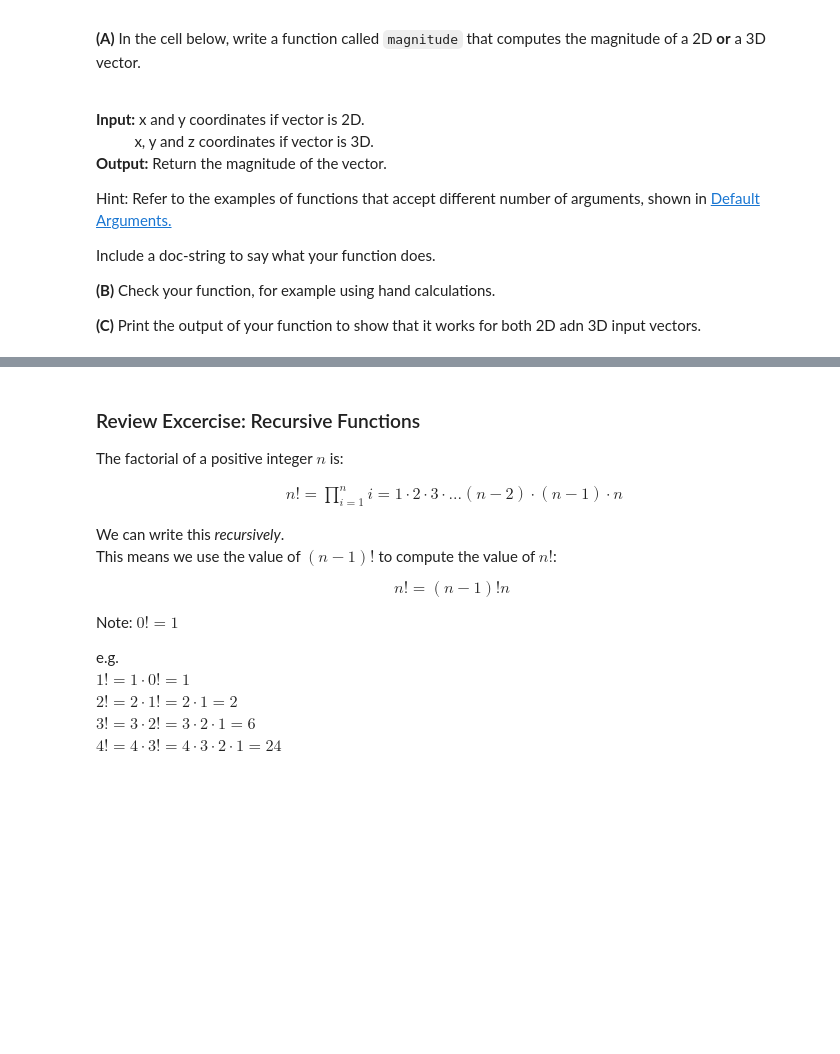
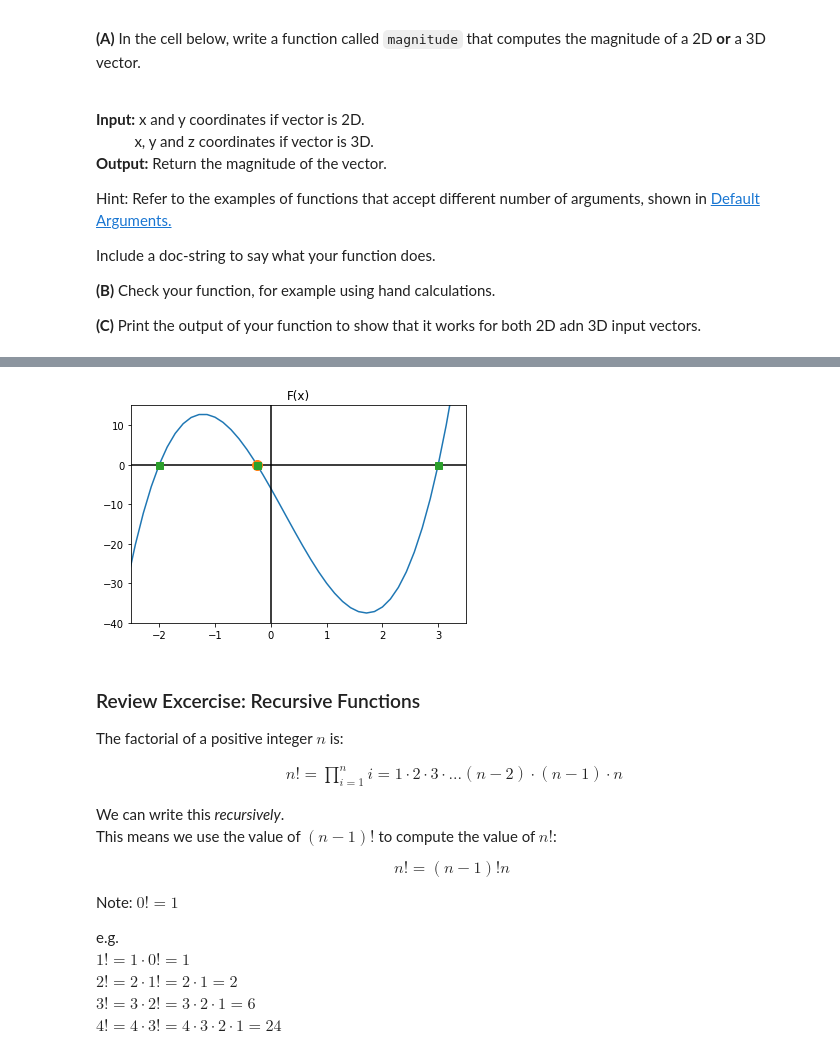
Before and after one commit to etuo112/python_hemma, a Jupyter notebook: 4_Functions.ipynb, the cells around one changed output, grey strips where cells are left out. Drawn from its saved outputs; the diff is of its cells as text; code cells hidden in the pictures; blank space fills up the shorter version.

Commit message:
Done Section 4. Functions.

```diff
--- a/4_Functions.ipynb
+++ b/4_Functions.ipynb
@@ -1302,5 +1498,15 @@ Include a doc-string to say what your function does.
 <a href='#DocString'>Jump to Documentation Strings'</a>
 
 __(B)__ Using your answer to __Seminar 2, "Review Exercise: `for` loops and `if`, `else` and `continue` statements"__,  execute the function for the first 25 odd positive integers.
+# %%
+def square_root(n):
+    return n**0.5
 # %%
 # A function to find the square root of an input
+n_odd = 0
+for x in range(50):
+    if x%2 != 0:
+        n_odd += 1
+        if n_odd > 25:
+            break
+        print(square_root(x))
@@ -1306,0 +1531,10 @@ __(B)__ Using your answer to __Seminar 2, "Review Exercise: `for` loops and `if`
+# %%
+# A function to find the square root of an input
+n_odd = 0
+for x in range(50):
+    if not is_odd(x):
+        continue
+    n_odd += 1
+    if n_odd > 25:
+        break
+    print(square_root(x))
@@ -1390,3 +1696,25 @@ Include a doc-string to say what your function does.
+# %%
+# x = np.linspace(-3, 4)
+y = F(x)
+
+fig, ax = plt.subplots()
+ax.plot(x, y)
+ax.axhline(0, color='black')
+ax.axvline(0, color='black')
+ax.set(
+    title='F(x)',
+    xlim=(-2.5, 3.5),
+    ylim=(-40, 15),
+)
+
+x_root = bisection(F, x_a, x_b)
+y_root = F(x_root)
+ax.plot(x_root, y_root, color='C1', marker='o', markersize=10)
+
+for root in np.roots((4, -3, -25, -6)):
+    ax.plot(root, 0, color='C2', marker='s', markersize=7)
+# %% [output]
+[figure, added]
 # %% [markdown]
 ### Review Excercise:  Recursive Functions
 
```
Also changed, not shown: parts of 56 cells of this notebook.
